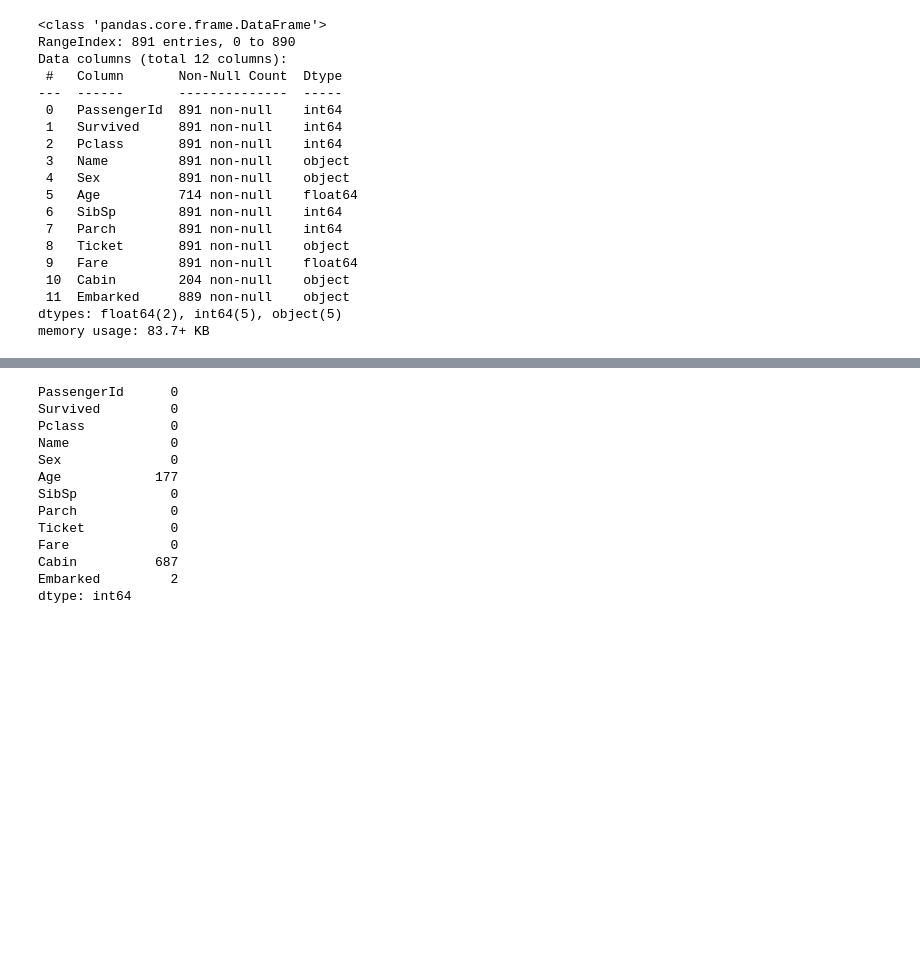
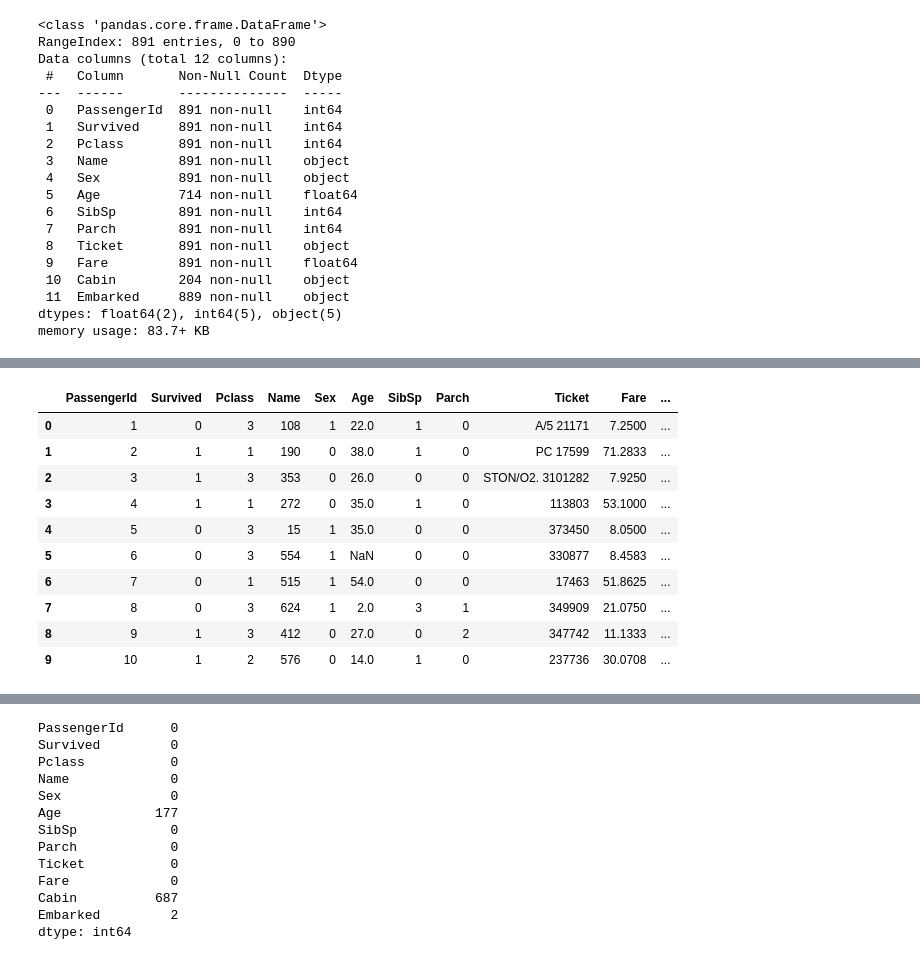
Before and after one commit to HoJ00n2/kaggle-titanic, a Jupyter notebook: mymy.ipynb, the cells around one changed output, grey strips where cells are left out. Drawn from its saved outputs; the diff is of its cells as text; code cells hidden in the pictures; blank space fills up the shorter version.

```diff
--- a/mymy.ipynb
+++ b/mymy.ipynb
@@ -35,0 +66,15 @@ memory usage: 83.7+ KB
+# %%
+train.head(10) # 확실히 Label Encoder 쓰니까 Sex, Embarked는 잘 매핑됨 (map 쓰던거랑 같음)
+# 근데 Name은 이상하게 라벨링됨
+# %% [output]
+|  | PassengerId | Survived | Pclass | Name | Sex | Age | SibSp | Parch | Ticket | Fare | ... |
+| 0 | 1 | 0 | 3 | 108 | 1 | 22.0 | 1 | 0 | A/5 21171 | 7.2500 | ... |
+| 1 | 2 | 1 | 1 | 190 | 0 | 38.0 | 1 | 0 | PC 17599 | 71.2833 | ... |
+| 2 | 3 | 1 | 3 | 353 | 0 | 26.0 | 0 | 0 | STON/O2. 3101282 | 7.9250 | ... |
+| 3 | 4 | 1 | 1 | 272 | 0 | 35.0 | 1 | 0 | 113803 | 53.1000 | ... |
+| 4 | 5 | 0 | 3 | 15 | 1 | 35.0 | 0 | 0 | 373450 | 8.0500 | ... |
+| 5 | 6 | 0 | 3 | 554 | 1 | NaN | 0 | 0 | 330877 | 8.4583 | ... |
+| 6 | 7 | 0 | 1 | 515 | 1 | 54.0 | 0 | 0 | 17463 | 51.8625 | ... |
+| 7 | 8 | 0 | 3 | 624 | 1 | 2.0 | 3 | 1 | 349909 | 21.0750 | ... |
+| 8 | 9 | 1 | 3 | 412 | 0 | 27.0 | 0 | 2 | 347742 | 11.1333 | ... |
+| 9 | 10 | 1 | 2 | 576 | 0 | 14.0 | 1 | 0 | 237736 | 30.0708 | ... |
```
Also changed, not shown: parts of 14 cells of this notebook, 1 other file.
